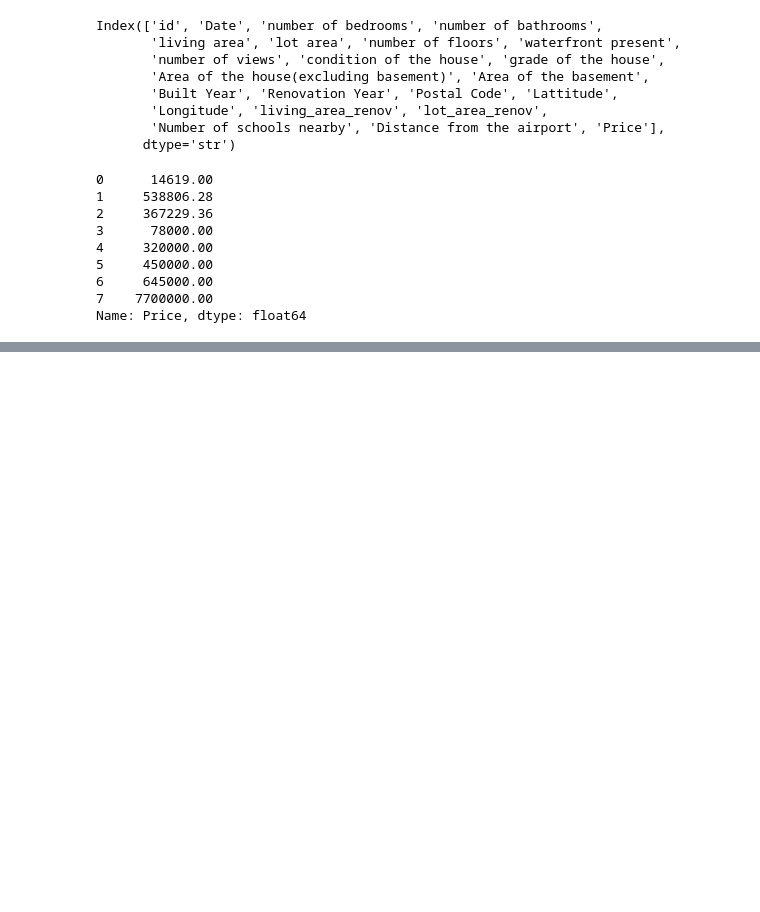
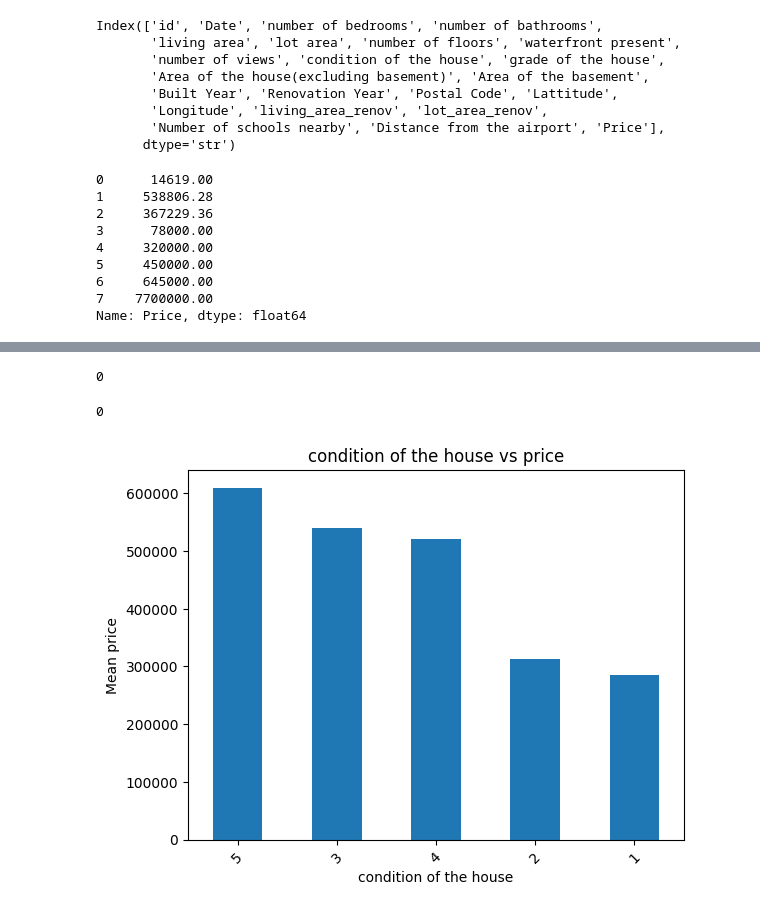
Before and after one commit to romirthakur/house-prediction-, a Jupyter notebook: prediction.ipynb, the cells around one changed output, grey strips where cells are left out. Drawn from its saved outputs; the diff is of its cells as text; code cells hidden in the pictures; blank space fills up the shorter version.

Commit message:
house prediction

```diff
--- a/prediction.ipynb
+++ b/prediction.ipynb
@@ -57,0 +74,13 @@ Name: Price, dtype: float64
+# %%
+data.isna().sum().sum()
+# %% [output]
+0
+# %%
+data.duplicated().sum()
+# %% [output]
+0
+# %%
+#for na values
+data.dropna(inplace=True)
+#for duplicates
+data.drop_duplicates(inplace=True)
@@ -57,0 +90,9 @@ Name: Price, dtype: float64
+# %%
+data.groupby("condition of the house")["Price"].mean().sort_values(ascending=False).plot(kind="bar")
+plt.title("condition of the house vs price")
+plt.xlabel("condition of the house")
+plt.ylabel("Mean price")
+plt.xticks(rotation=45)
+plt.show()
+# %% [output]
+[figure, added]
```
Also changed, not shown: parts of 4 cells of this notebook.
